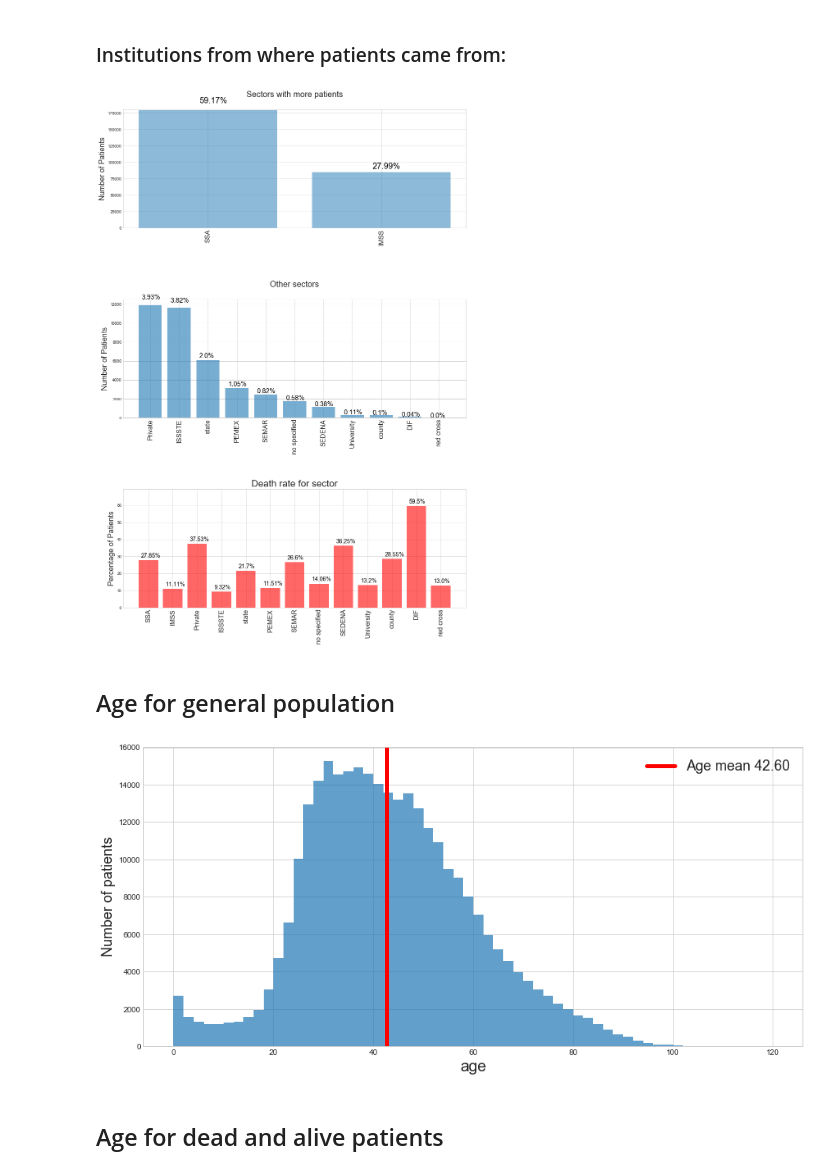
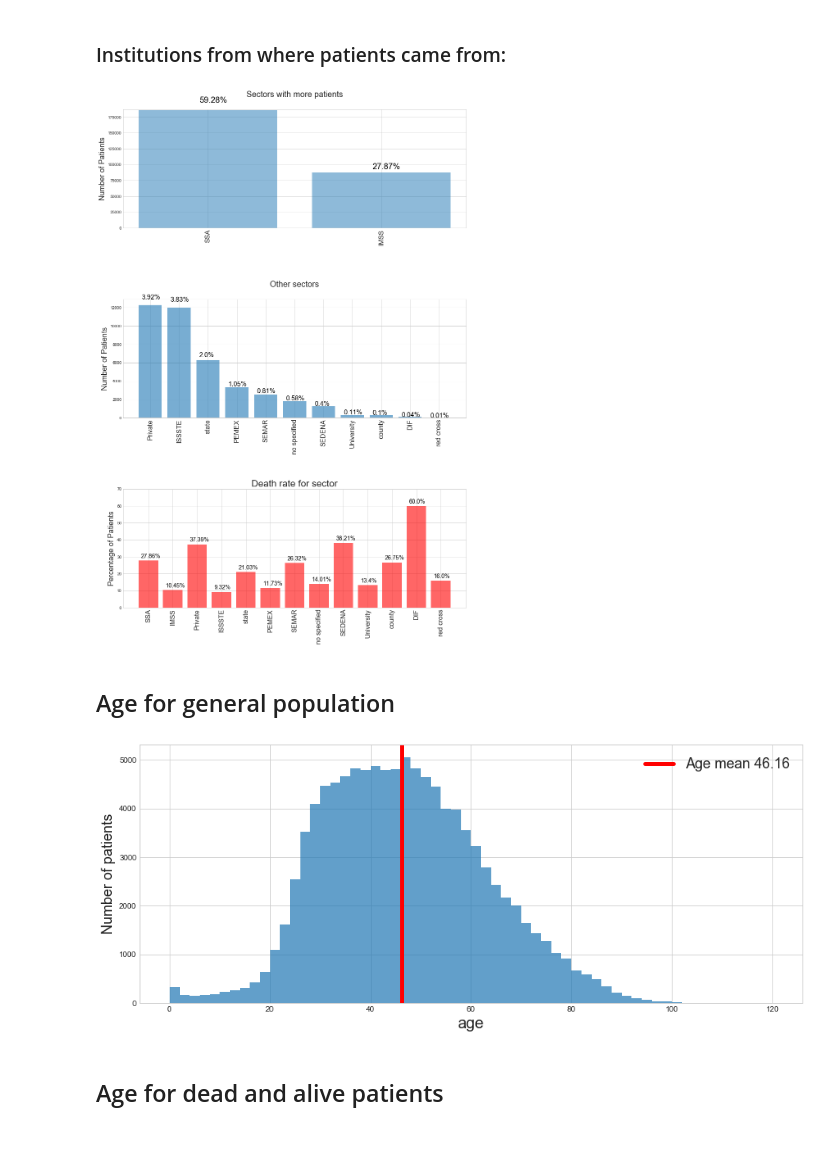
Before and after one commit to mesielepush/Covid19-Mexico-Data-Analysis-Jupyter-Notebook, a Jupyter notebook: MexicoCovidDescriptiveGeneral.ipynb, the cells around one changed output. Cells and saved outputs as stored; diff of their text form; code cells hidden in the pictures; blank space fills up the shorter version.

```diff
--- a/MexicoCovidDescriptiveGeneral.ipynb
+++ b/MexicoCovidDescriptiveGeneral.ipynb
@@ -16,12 +16,13 @@ from collections import OrderedDict
 from Covid_suite import Covid
 from constants import *
 # %%
-database = {'confirmed'   : 'Casos_Diarios_Estado_Nacional_Confirmados_20200603.csv',
-            'suspicious'  : 'Casos_Diarios_Estado_Nacional_Sospechosos_20200603.csv',
-            'negatives'   : 'Casos_Diarios_Estado_Nacional_Negativos_20200603.csv',
-            'deaths'      : 'Casos_Diarios_Estado_Nacional_Defunciones_20200603.csv',
-            'patients'    : '200603COVID19MEXICO.csv'}
+database = {'confirmed'   : 'Casos_Diarios_Estado_Nacional_Confirmados_20200604.csv',
+            'suspicious'  : 'Casos_Diarios_Estado_Nacional_Sospechosos_20200604.csv',
+            'negatives'   : 'Casos_Diarios_Estado_Nacional_Negativos_20200604.csv',
+            'deaths'      : 'Casos_Diarios_Estado_Nacional_Defunciones_20200604.csv',
+            'patients'    : '200604COVID19MEXICO.csv'}
 # Update the database by writing the url of the csv's and running the update_data @classmethod:
+# Data comes from: https://coronavirus.gob.mx/datos/#DownZCSV
 Covid.update_data(database)
 # %% [markdown]
 # 1.- Frequencies
@@ -96,20 +97,22 @@ Covid.plot_max_to_min('actives', n=16, trim=60, max_to_min = False)
 # %%
 Covid('all').patients().sectors()
 # %% [output]
-[figure, old version]
+[figure, new version]
 # %% [markdown]
 ## Age for general population
 # %%
-ages = Covid('all').patients().data.age.copy()
+ages = Covid('all').patients().infected().data.age.copy()
 
+plt.close('all')
+plt.rcParams["figure.figsize"] = (15,6)
 ages.hist(bins=60,alpha=0.7)
 plt.axvline(np.mean(ages), 0, 160000, label= f'Age mean {str(np.mean(ages))[:5]}',color= 'r',linewidth = 5)
 plt.ylabel('Number of patients',fontsize=18)
 plt.xlabel('age',fontsize=20)
 plt.legend(fontsize=18)
 plt.show()
 # %% [output]
-[figure, old version]
+[figure, new version]
 # %% [markdown]
 ## Age for dead and alive patients
 # %%
```
Also changed, not shown: parts of 159 cells of this notebook, 1 other file.
